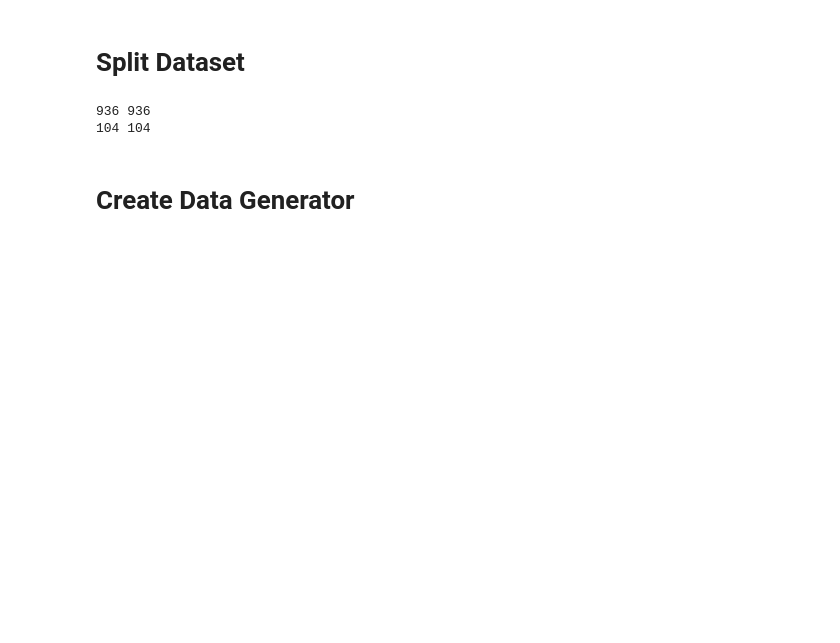
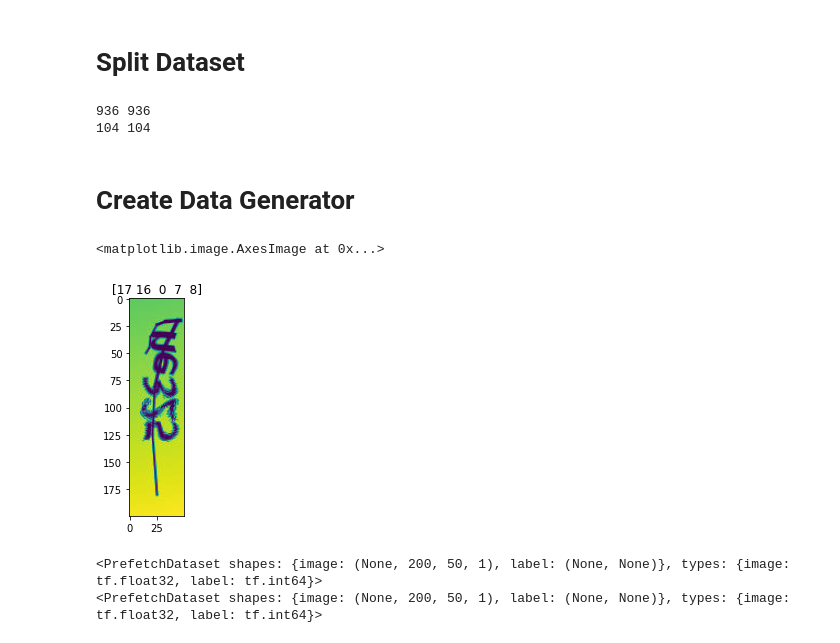
Before and after one commit to sgwlee96/CNN, a Jupyter notebook: CAPTCHA_Cracker_Exercise.ipynb, the cells around one changed output. Cells and saved outputs as stored; diff of their text form; code cells hidden in the pictures; blank space fills up the shorter version.

```diff
--- a/CAPTCHA_Cracker_Exercise.ipynb
+++ b/CAPTCHA_Cracker_Exercise.ipynb
@@ -169,0 +170,54 @@ img_height = 50
+# %%
+img_width = 200
+img_height = 50
+
+def encode_single_sample(img_path, label):
+  # 1. Read Image
+  img = tf.io.read_file(img_path)
+  # 2. Decode and convert to grayscale
+  img = tf.io.decode_png(img, channels=1)
+  # 3. Convert to float32 in [0,1] range
+  img = tf.image.convert_image_dtype(img, tf.float32)
+  # 4. Resize to the desired size
+  img = tf.image.resize(img, [img_height, img_width])
+  # 5. Transpose the image
+  # We want the time dimension to correspond to the width of the image. (Captcha 를 분석할때 위에서 부터 아래로 분석하게 만듦)
+  img = tf.transpose(img, perm=[1, 0, 2])
+  # 6. Map the characters in label to numbers
+  label = char_to_num(tf.strings.unicode_split(label, input_encoding="UTF-8"))
+  # 7. Return a dict as our model is expecting two inputs
+  return {'image' : img, 'label' : label}
+
+preview = encode_single_sample(imgs[0], labels[0])
+
+plt.title(str(preview['label'].numpy()))
+plt.imshow(preview['image'].numpy().squeeze())
+# %% [output]
+<matplotlib.image.AxesImage at 0x...>
+[figure, added]
+# %%
+batch_size = 32
+
+train_dataset = tf.data.Dataset.from_tensor_slices((x_train, y_train))
+train_dataset = (
+    train_dataset.map(
+        encode_single_sample, num_parallel_calls=tf.data.experimental.AUTOTUNE
+    )
+    .batch(batch_size)
+    .prefetch(buffer_size=tf.data.experimental.AUTOTUNE)
+)
+
+validataion_dataset = tf.data.Dataset.from_tensor_slices((x_val, y_val))
+validataion_dataset = (
+    validataion_dataset.map(
+        encode_single_sample, num_parallel_calls=tf.data.experimental.AUTOTUNE
+    )
+    .batch(batch_size)
+    .prefetch(buffer_size=tf.data.experimental.AUTOTUNE)
+)
+
+print(train_dataset)
+print(validataion_dataset)
+# %% [output]
+<PrefetchDataset shapes: {image: (None, 200, 50, 1), label: (None, None)}, types: {image: tf.float32, label: tf.int64}>
+<PrefetchDataset shapes: {image: (None, 200, 50, 1), label: (None, None)}, types: {image: tf.float32, label: tf.int64}>
```
Also changed, not shown: parts of 19 cells of this notebook.
